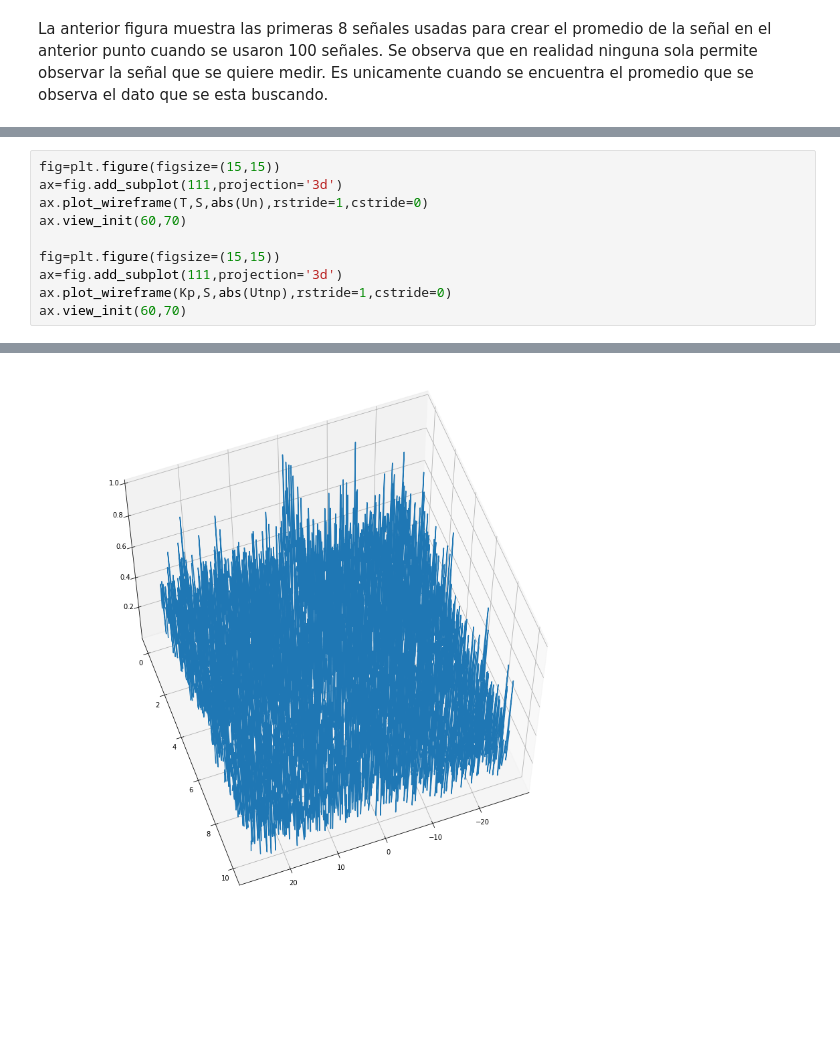
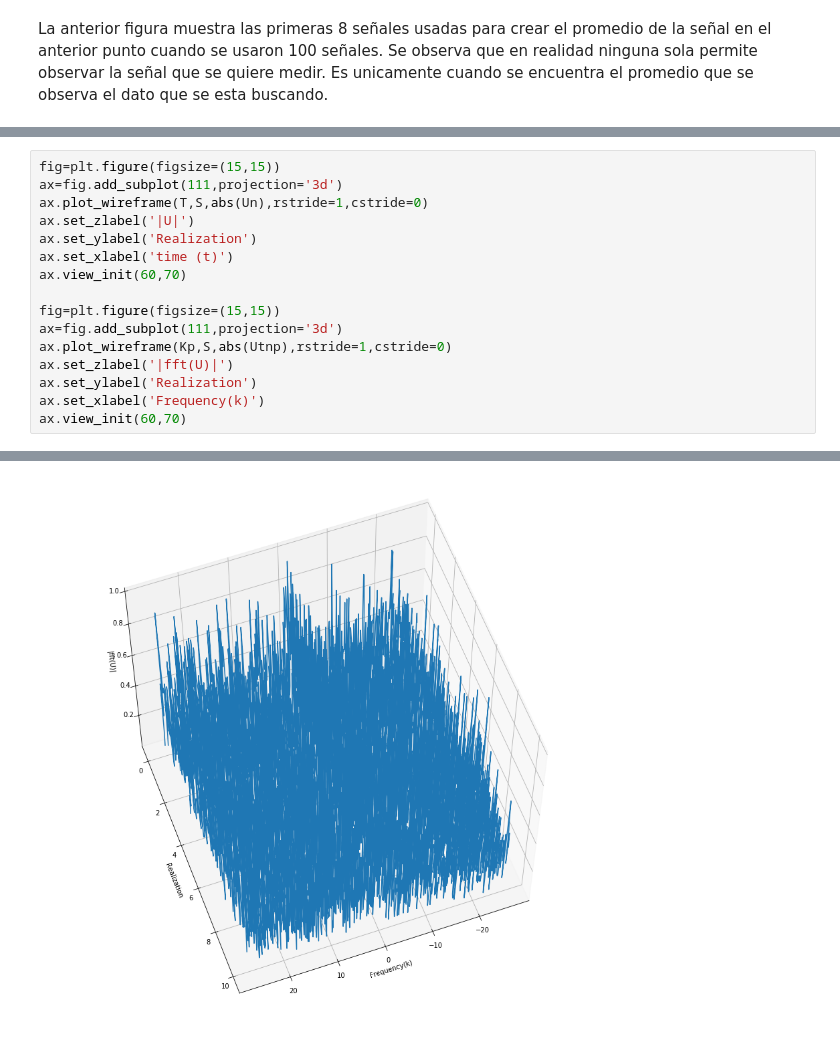
Before and after one commit to jrod781/Herramientas-Computacionales-IMEC3602, a Jupyter notebook: 05_taller04/taller4.ipynb, the cells around one changed output, grey strips where cells are left out. Drawn from its saved outputs; the diff is of its cells as text; blank space fills up the shorter version.

```diff
--- a/05_taller04/taller4.ipynb
+++ b/05_taller04/taller4.ipynb
@@ -268,10 +279,16 @@ ax.view_init(60,70)
 fig=plt.figure(figsize=(15,15))
 ax=fig.add_subplot(111,projection='3d')
 ax.plot_wireframe(T,S,abs(Un),rstride=1,cstride=0)
+ax.set_zlabel('|U|')
+ax.set_ylabel('Realization')
+ax.set_xlabel('time (t)')
 ax.view_init(60,70)
 
 fig=plt.figure(figsize=(15,15))
 ax=fig.add_subplot(111,projection='3d')
 ax.plot_wireframe(Kp,S,abs(Utnp),rstride=1,cstride=0)
+ax.set_zlabel('|fft(U)|')
+ax.set_ylabel('Realization')
+ax.set_xlabel('Frequency(k)')
 ax.view_init(60,70)
 # %% [output]
@@ -279 +296 @@ ax.view_init(60,70)
-[figure, old version]
+[figure, new version]
```
Also changed, not shown: parts of 22 cells of this notebook, 1 other file.
